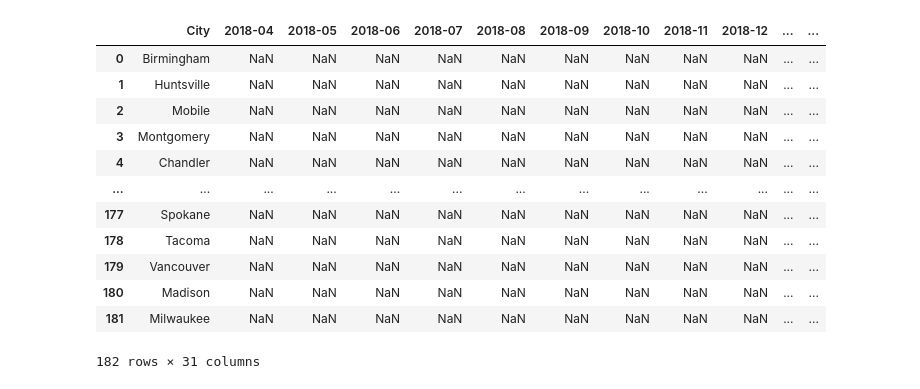
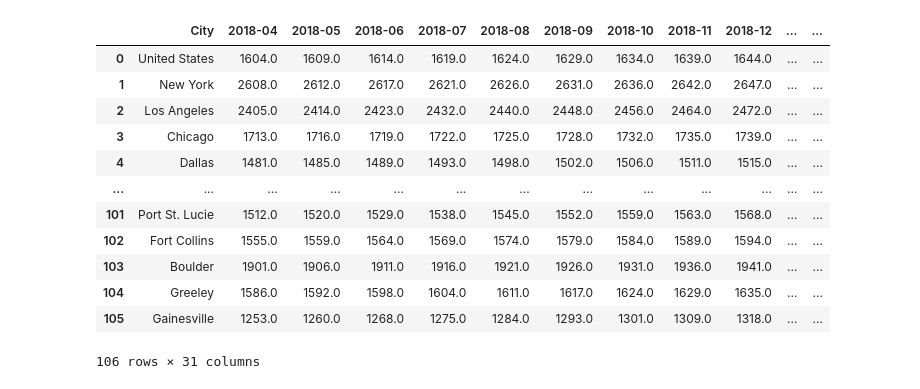
Before and after one commit to stellakk75/HousingMarketCOVID-19Project, a Jupyter notebook: cleanup .ipynb, the cells around one changed output. Cells and saved outputs as stored; diff of their text form; code cells hidden in the pictures.

```diff
--- a/cleanup .ipynb
+++ b/cleanup .ipynb
@@ -30,10 +30,24 @@ duplicated = population_df.loc[population_df.duplicated(subset=["City", "State"]
 pop_df = population_df.drop(duplicated.index)
 pop_df.reset_index(drop=True, inplace=True)
 pop_df["City"] = pop_df["City"].str.replace("city", "")
+
+us_state_abbrev = {
+'Alabama': 'AL', 'Alaska': 'AK', 'Arizona': 'AZ', 'Arkansas': 'AR', 'California': 'CA', 'Colorado': 'CO',
+'Connecticut': 'CT', 'Delaware': 'DE', 'Florida': 'FL', 'Georgia': 'GA', 'Hawaii': 'HI', 'Idaho': 'ID',
+'Illinois': 'IL', 'Indiana': 'IN', 'Iowa': 'IA', 'Kansas': 'KS', 'Kentucky': 'KY', 'Louisiana': 'LA',
+'Maine': 'ME', 'Maryland': 'MD', 'Massachusetts': 'MA', 'Michigan': 'MI', 'Minnesota': 'MN', 'Mississippi': 'MS',
+'Missouri': 'MO', 'Montana': 'MT', 'Nebraska': 'NE', 'Nevada': 'NV', 'New Hampshire': 'NH', 'New Jersey': 'NJ',
+'New Mexico': 'NM', 'New York': 'NY', 'North Carolina': 'NC', 'North Dakota': 'ND', 'Ohio': 'OH', 'Oklahoma': 'OK',
+'Oregon': 'OR', 'Pennsylvania': 'PA', 'Rhode Island': 'RI', 'South Carolina': 'SC', 'South Dakota': 'SD',
+'Tennessee': 'TN', 'Texas': 'TX', 'Utah': 'UT', 'Vermont': 'VT', 'Virginia': 'VA', 'Washington': 'WA',
+'West Virginia': 'WV', 'Wisconsin': 'WI', 'Wyoming': 'WY'}
+
+pop_df['State'] = pop_df['State'].map(us_state_abbrev).fillna(pop_df['State'])
+
 pop_df.to_csv("cleaned_population.csv")
 
 #cleaning house price data
-house_df = house_df.rename(columns={"RegionName":"City", "StateName": "State"})
+house_df = house_df.rename(columns={"RegionName":"City", "StateName":"State"})
 house_df.drop(house_df.iloc[:, 5:271], inplace = True, axis = 1)
 house_df.drop(house_df.iloc[:, 0:2], inplace = True, axis = 1)
 del house_df["RegionType"]
@@ -78,31 +109,30 @@ C_house_df
 # %%
 #cleaning rental price data
 rental_df = rental_df.rename(columns={"RegionName":"City"})
 rental_df.drop(rental_df.iloc[:, 2:54], inplace = True, axis = 1)
 del rental_df ["RegionID"]
 rental_df['City'] = rental_df['City'].str.split(',').str[0]
 rental_df = rental_df.replace({"Los Angeles-Long Beach-Anaheim": "Los Angeles",
                                 "Dallas-Fort Worth":"Dallas",
                                  "Miami-Fort Lauderdale":"Miami",
                                  "Minneapolis-St Paul" : "Minneapolis",
                                  "Louisville-Jefferson County":"Louisville"})
 
-pop_c_df = pop_df["City"]
-rental_C_df = rental_df["City"]
-common_C_df = pd.merge(pop_c_df, rental_C_df, on="City", how='left')
-C_rental_df = pd.merge(common_C_df, rental_df, on="City", how='left')
-C_rental_df
+rental_df = pd.merge(pop_df["City"], rental_df, on="City", how="outer")
+new_rental_df=rental_df.dropna(how="any")
+new_rental_df.reset_index(drop=True, inplace=True)
+new_rental_df
 # %% [output]
 |  | City | 2018-04 | 2018-05 | 2018-06 | 2018-07 | 2018-08 | 2018-09 | 2018-10 | 2018-11 | 2018-12 | ... | ... |
-| 0 | Birmingham | NaN | NaN | NaN | NaN | NaN | NaN | NaN | NaN | NaN | ... | ... |
-| 1 | Huntsville | NaN | NaN | NaN | NaN | NaN | NaN | NaN | NaN | NaN | ... | ... |
-| 2 | Mobile | NaN | NaN | NaN | NaN | NaN | NaN | NaN | NaN | NaN | ... | ... |
-| 3 | Montgomery | NaN | NaN | NaN | NaN | NaN | NaN | NaN | NaN | NaN | ... | ... |
-| 4 | Chandler | NaN | NaN | NaN | NaN | NaN | NaN | NaN | NaN | NaN | ... | ... |
+| 0 | United States | 1604.0 | 1609.0 | 1614.0 | 1619.0 | 1624.0 | 1629.0 | 1634.0 | 1639.0 | 1644.0 | ... | ... |
+| 1 | New York | 2608.0 | 2612.0 | 2617.0 | 2621.0 | 2626.0 | 2631.0 | 2636.0 | 2642.0 | 2647.0 | ... | ... |
+| 2 | Los Angeles | 2405.0 | 2414.0 | 2423.0 | 2432.0 | 2440.0 | 2448.0 | 2456.0 | 2464.0 | 2472.0 | ... | ... |
+| 3 | Chicago | 1713.0 | 1716.0 | 1719.0 | 1722.0 | 1725.0 | 1728.0 | 1732.0 | 1735.0 | 1739.0 | ... | ... |
+| 4 | Dallas | 1481.0 | 1485.0 | 1489.0 | 1493.0 | 1498.0 | 1502.0 | 1506.0 | 1511.0 | 1515.0 | ... | ... |
 | ... | ... | ... | ... | ... | ... | ... | ... | ... | ... | ... | ... | ... |
-| 177 | Spokane | NaN | NaN | NaN | NaN | NaN | NaN | NaN | NaN | NaN | ... | ... |
-| 178 | Tacoma | NaN | NaN | NaN | NaN | NaN | NaN | NaN | NaN | NaN | ... | ... |
-| 179 | Vancouver | NaN | NaN | NaN | NaN | NaN | NaN | NaN | NaN | NaN | ... | ... |
-| 180 | Madison | NaN | NaN | NaN | NaN | NaN | NaN | NaN | NaN | NaN | ... | ... |
-| 181 | Milwaukee | NaN | NaN | NaN | NaN | NaN | NaN | NaN | NaN | NaN | ... | ... |
+| 101 | Port St. Lucie | 1512.0 | 1520.0 | 1529.0 | 1538.0 | 1545.0 | 1552.0 | 1559.0 | 1563.0 | 1568.0 | ... | ... |
+| 102 | Fort Collins | 1555.0 | 1559.0 | 1564.0 | 1569.0 | 1574.0 | 1579.0 | 1584.0 | 1589.0 | 1594.0 | ... | ... |
+| 103 | Boulder | 1901.0 | 1906.0 | 1911.0 | 1916.0 | 1921.0 | 1926.0 | 1931.0 | 1936.0 | 1941.0 | ... | ... |
+| 104 | Greeley | 1586.0 | 1592.0 | 1598.0 | 1604.0 | 1611.0 | 1617.0 | 1624.0 | 1629.0 | 1635.0 | ... | ... |
+| 105 | Gainesville | 1253.0 | 1260.0 | 1268.0 | 1275.0 | 1284.0 | 1293.0 | 1301.0 | 1309.0 | 1318.0 | ... | ... |
-182 rows × 31 columns
+106 rows × 31 columns
```
Also changed, not shown: parts of 3 cells of this notebook, 2 other files.
